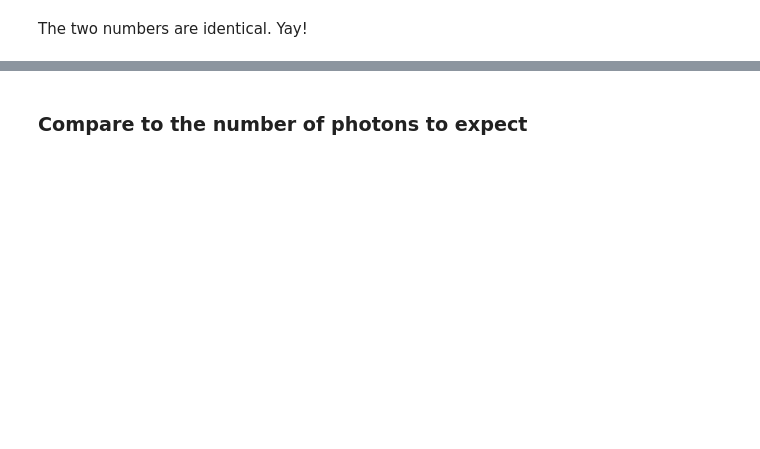
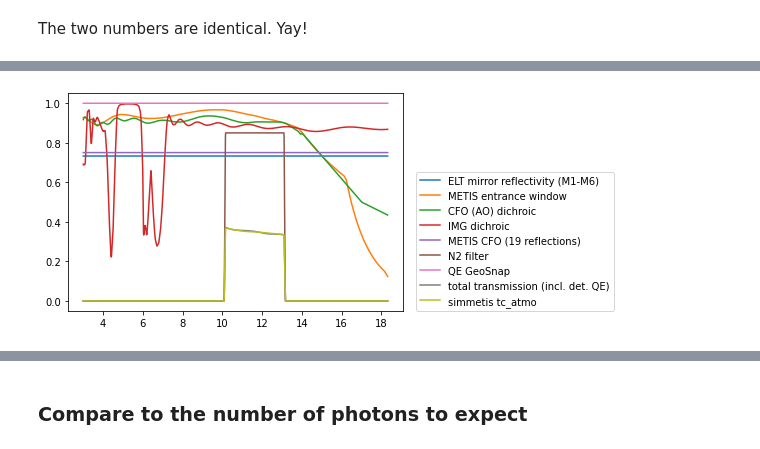
Before and after one commit to astronomyk/SimMETIS, a Jupyter notebook: notebooks/SimMETIS_IMG_N_zeropoint.ipynb, the cells around one changed output, grey strips where cells are left out. Saved outputs shown, nothing was run; the diff lists cells and outputs as text; code cells hidden in the pictures; blank space fills up the shorter version.

```diff
--- a/notebooks/SimMETIS_IMG_N_zeropoint.ipynb
+++ b/notebooks/SimMETIS_IMG_N_zeropoint.ipynb
@@ -245,0 +168,36 @@ Bg-subtracted source photons (per s): 3.78E+10
+# %%
+TC_ELT = sim.spectral.TransmissionCurve("TC_mirror_total_emissivity.dat")
+
+TC_window = sim.spectral.TransmissionCurve("TC_window_METIS.dat")
+
+TC_dichroic_CFO = sim.spectral.TransmissionCurve("TC_dichroic_CFO.dat")
+
+# TC pupil is 1
+
+TC_CFO_mirrors = sim.spectral.TransmissionCurve("TC_mirror_aluminium.dat")
+
+TC_CFO = TC_CFO_mirrors**19
+
+TC_dichroic_IMG = sim.spectral.TransmissionCurve("TC_dichroic_IMG.dat")
+
+TC_N2 = sim.spectral.TransmissionCurve("TC_filter_N2.dat")
+
+#QE_AQUARIUS=sim.spectral.TransmissionCurve("TC_detector_METIS_NQ.dat")
+QE_GeoSnap = sim.spectral.TransmissionCurve("TC_detector_METIS_NQ_no_losses.dat")
+
+TC_total = TC_ELT * TC_window * TC_dichroic_CFO * TC_CFO * TC_dichroic_IMG * TC_N2 * QE_GeoSnap
+# %%
+plt.plot(opt.tc_mirror.lam, TC_ELT, label="ELT mirror reflectivity (M1-M6)")
+plt.plot(opt.tc_mirror.lam, TC_window, label="METIS entrance window")
+plt.plot(opt.tc_mirror.lam, TC_dichroic_CFO, label="CFO (AO) dichroic")
+plt.plot(opt.tc_mirror.lam, TC_dichroic_IMG, label="IMG dichroic")
+plt.plot(opt.tc_mirror.lam, TC_CFO, label="METIS CFO (19 reflections)")
+plt.plot(opt.tc_mirror.lam, TC_N2, label="N2 filter")
+plt.plot(opt.tc_mirror.lam, QE_GeoSnap, label="QE GeoSnap")
+plt.plot(opt.tc_mirror.lam, TC_total, label="total transmission (incl. det. QE)")
+#plt.plot(opt.tc_mirror.lam,opt.tc_mirror,label="simmetis tc_mirror")
+plt.plot(opt.tc_mirror.lam, opt.tc_atmo, label="simmetis tc_atmo")
+plt.legend(loc=(1.04, 0))
+plt.savefig("METIS_transmission_curves.png")
+# %% [output]
+[figure, added]
```
Also changed, not shown: parts of 86 cells of this notebook.
